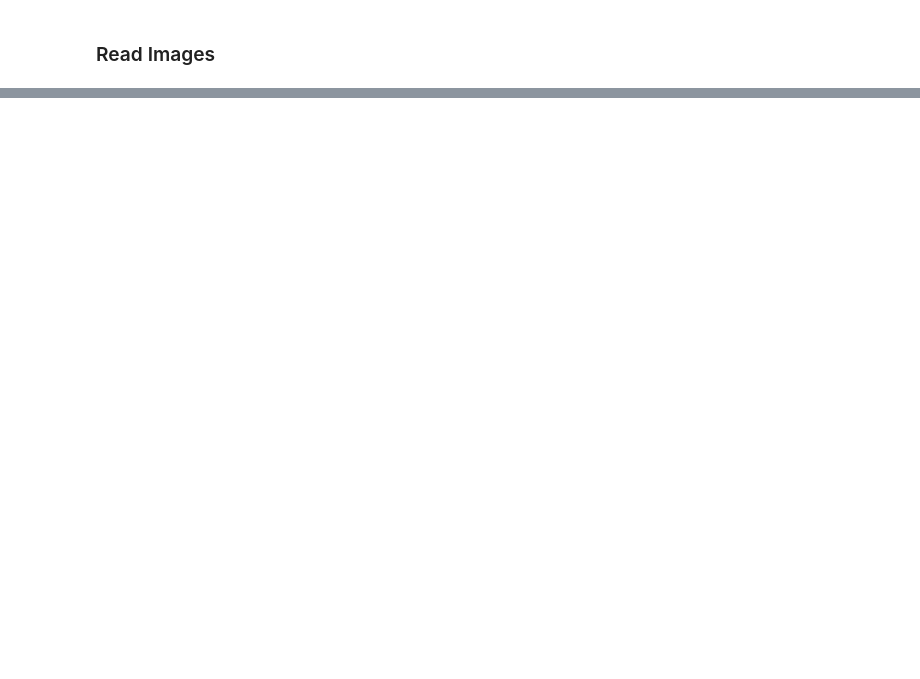
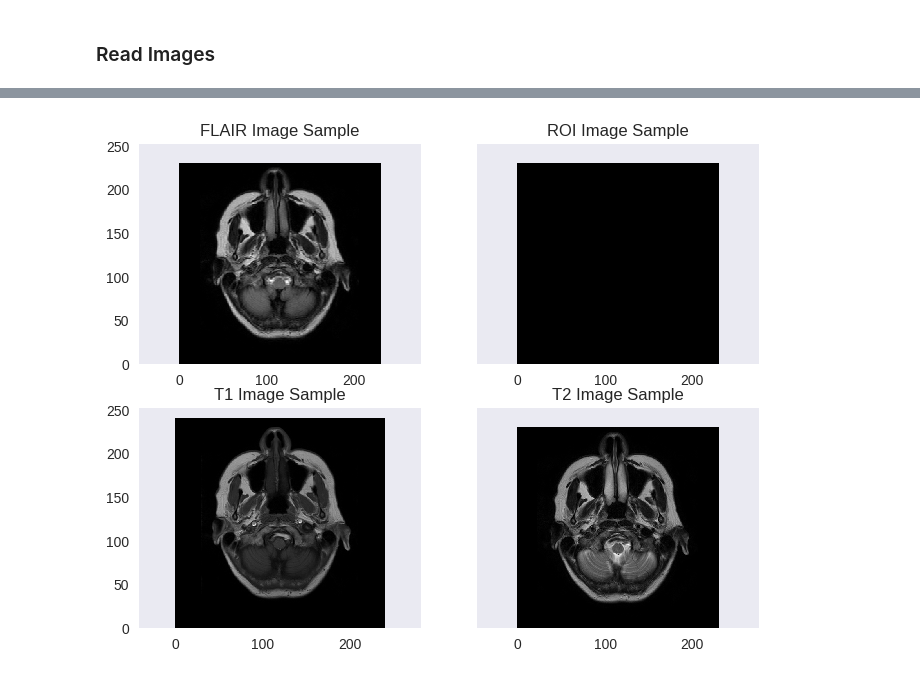
Before and after one commit to sidijju/FastMRI, a Jupyter notebook: FastMRI.ipynb, the cells around one changed output, grey strips where cells are left out. Saved outputs shown, nothing was run; the diff lists cells and outputs as text; code cells hidden in the pictures; blank space fills up the shorter version.

```diff
--- a/FastMRI.ipynb
+++ b/FastMRI.ipynb
@@ -168,0 +167,4 @@ plt.show()
+# %%
+plotSlice(21)
+# %% [output]
+[figure, added]
```
Also changed, not shown: parts of 8 cells of this notebook.
